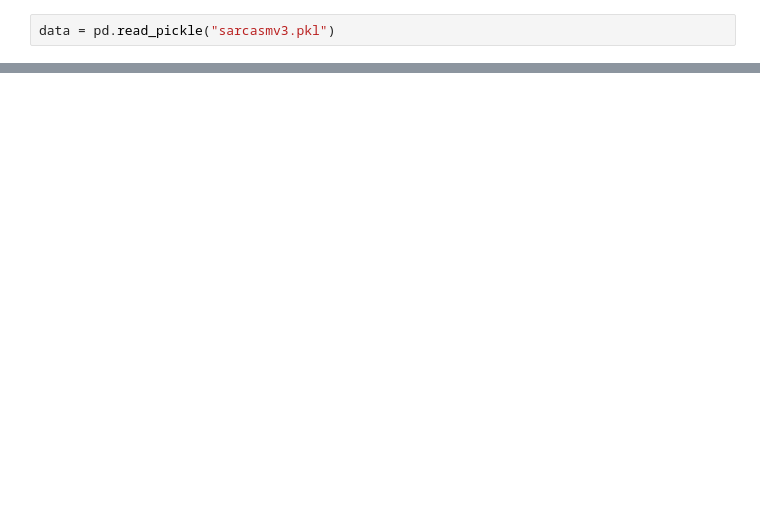
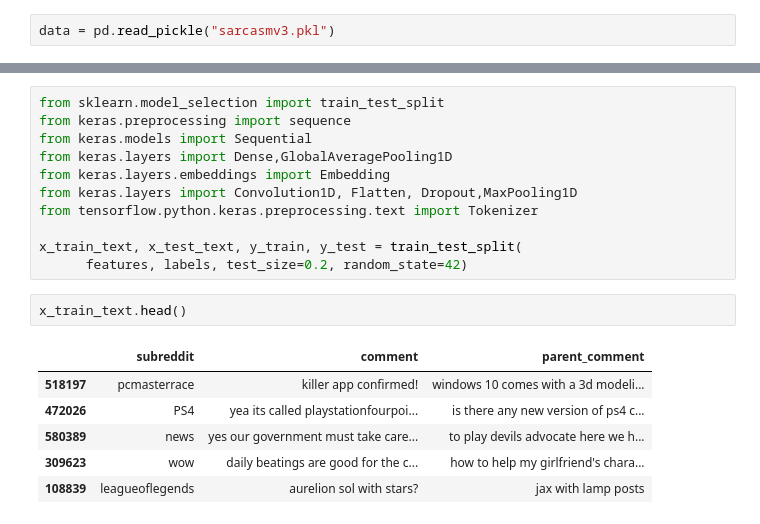
Before and after one commit to Kelvinli5354/Sarcasm_Detect, a Jupyter notebook: Model.ipynb, the cells around one changed output, grey strips where cells are left out. Drawn from its saved outputs; the diff is of its cells as text; blank space fills up the shorter version.

Commit message:
Added Model

```diff
--- a/Model.ipynb
+++ b/Model.ipynb
@@ -26,0 +99,20 @@ data.head()
+# %%
+from sklearn.model_selection import train_test_split
+from keras.preprocessing import sequence
+from keras.models import Sequential
+from keras.layers import Dense,GlobalAveragePooling1D
+from keras.layers.embeddings import Embedding
+from keras.layers import Convolution1D, Flatten, Dropout,MaxPooling1D
+from tensorflow.python.keras.preprocessing.text import Tokenizer
+
+x_train_text, x_test_text, y_train, y_test = train_test_split(
+      features, labels, test_size=0.2, random_state=42)
+# %%
+x_train_text.head()
+# %% [output]
+|  | subreddit | comment | parent_comment |
+| 518197 | pcmasterrace | killer app confirmed! | windows 10 comes with a 3d modeli... |
+| 472026 | PS4 | yea its called playstationfourpoi... | is there any new version of ps4 c... |
+| 580389 | news | yes our government must take care... | to play devils advocate here we h... |
+| 309623 | wow | daily beatings are good for the c... | how to help my girlfriend's chara... |
+| 108839 | leagueoflegends | aurelion sol with stars? | jax with lamp posts |
```
Also changed, not shown: parts of 38 cells of this notebook.
